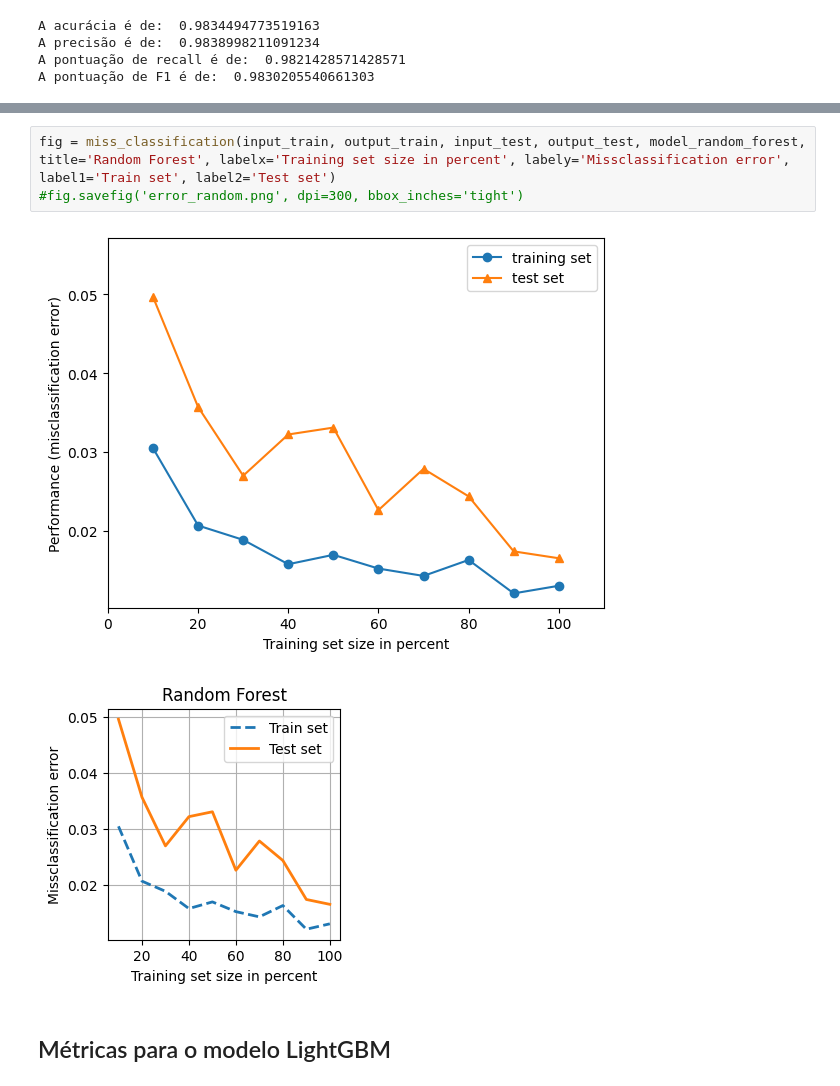
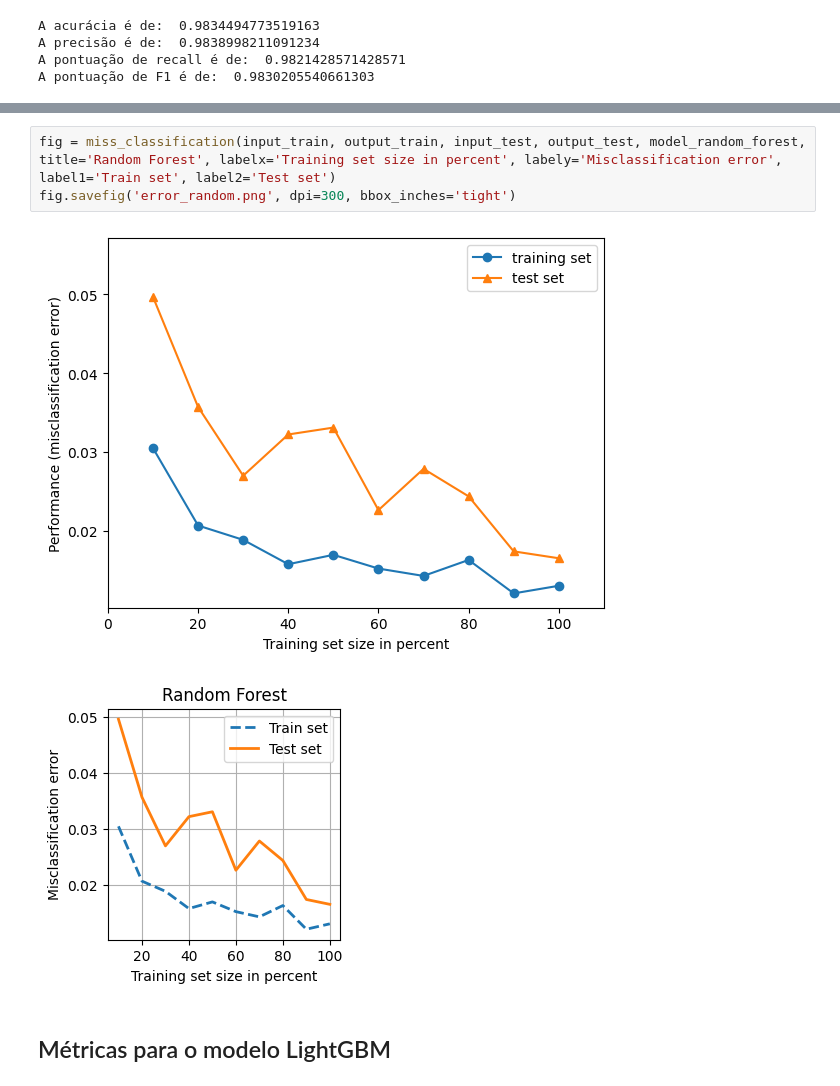
Before and after one commit to cilab-ufersa/euthyroid_sick_syndrome, a Jupyter notebook: euthyroid_sick_syndrome/ICISNA23.ipynb, the cells around one changed output, grey strips where cells are left out. Saved outputs shown, nothing was run; the diff lists cells and outputs as text.

Commit message:
feat: added figures

```diff
--- a/euthyroid_sick_syndrome/ICISNA23.ipynb
+++ b/euthyroid_sick_syndrome/ICISNA23.ipynb
@@ -47,11 +47,11 @@ fig = plot_confusion_matrix(output_test, output_model_random, model_random_fores
 # %% [output]
 [figure]
 # %%
-fig = miss_classification(input_train, output_train, input_test, output_test, model_random_forest, title='Random Forest', labelx='Training set size in percent', labely='Missclassification error', label1='Train set', label2='Test set')
-#fig.savefig('error_random.png', dpi=300, bbox_inches='tight')
+fig = miss_classification(input_train, output_train, input_test, output_test, model_random_forest, title='Random Forest', labelx='Training set size in percent', labely='Misclassification error', label1='Train set', label2='Test set')
+fig.savefig('error_random.png', dpi=300, bbox_inches='tight')
 # %% [output]
 [figure]
-[figure, old version]
+[figure, new version]
 # %% [markdown]
 ## Métricas para o modelo LightGBM
 # %%
```
Also changed, not shown: parts of 7 cells of this notebook, 8 other files.
